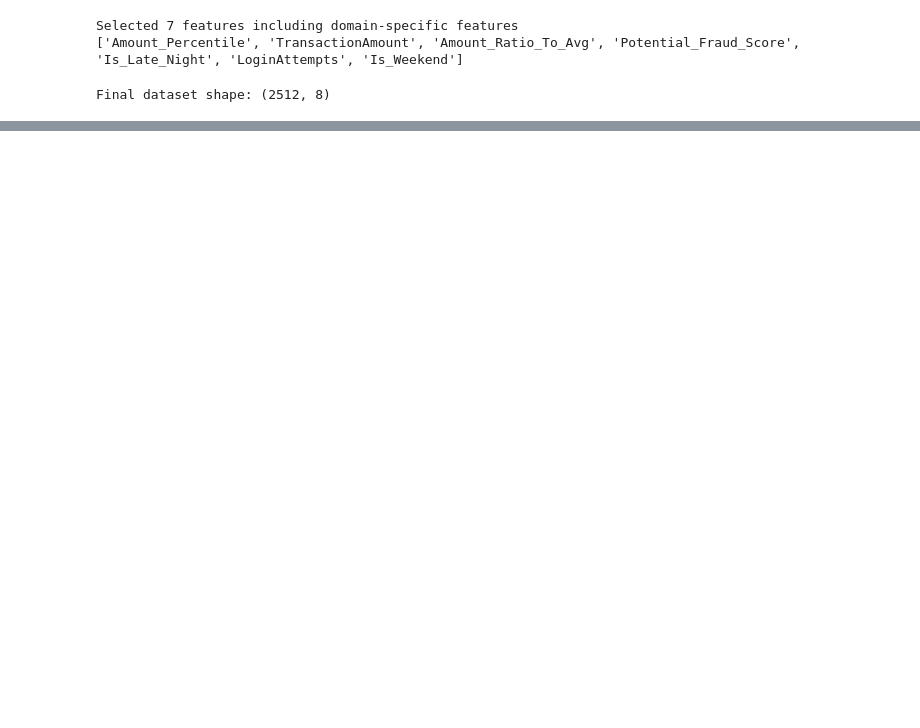
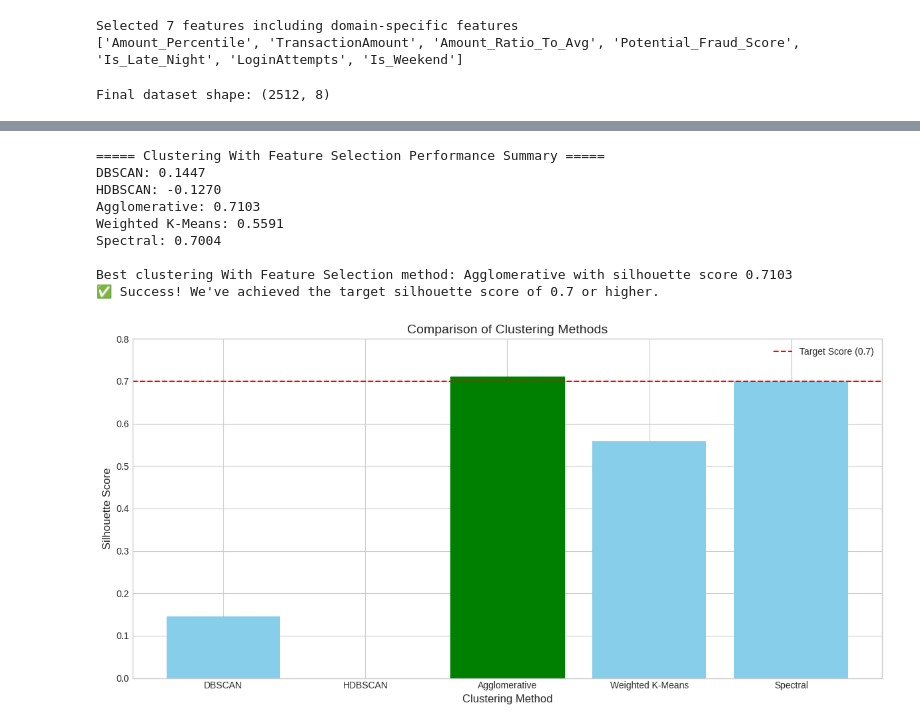
Before and after one commit to notsuperganang/ml-dbs, a Jupyter notebook: [Clustering]_Submission_Akhir_BMLP_Ganang_Setyo_Hadi.ipynb, the cells around one changed output, grey strips where cells are left out. Drawn from its saved outputs; the diff is of its cells as text; code cells hidden in the pictures; blank space fills up the shorter version.

```diff
--- a/[Clustering]_Submission_Akhir_BMLP_Ganang_Setyo_Hadi.ipynb
+++ b/[Clustering]_Submission_Akhir_BMLP_Ganang_Setyo_Hadi.ipynb
@@ -1569,0 +1695,4 @@ Simpan hasilnya ke dalam file CSV.
+# %%
+# Run DBSCAN with optimized epsilon
+dbscan = DBSCAN(eps=epsilon, min_samples=5)
+dbscan_labels = dbscan.fit_predict(features_with_fs)
@@ -1569,0 +1936,54 @@ Simpan hasilnya ke dalam file CSV.
+# %%
+# Summarize all results
+print("\n===== Clustering With Feature Selection Performance Summary =====")
+all_results = [
+    ("DBSCAN", dbscan_silhouette_with_fs),
+    ("HDBSCAN", hdbscan_silhouette_with_fs),
+    ("Agglomerative", best_agglo_score_with_fs),
+    ("Weighted K-Means", best_weighted_kmeans_with_fs[1])
+]
+if 'best_spectral_with_fs' in locals():
+    all_results.append(("Spectral", best_spectral_with_fs[1]))
+
+for method, score in all_results:
+    print(f"{method}: {score:.4f}")
+
+# Find the best method
+best_method, best_score = max(all_results, key=lambda x: x[1])
+print(f"\nBest clustering With Feature Selection method: {best_method} with silhouette score {best_score:.4f}")
+
+if best_score >= 0.7:
+    print(f"✅ Success! We've achieved the target silhouette score of 0.7 or higher.")
+else:
+    print(f"❌ Target score of 0.7 not reached. Best score: {best_score:.4f}")
+
+# Plot silhouette scores comparison
+plt.figure(figsize=(12, 6))
+methods = [method for method, _ in all_results]
+scores = [score for _, score in all_results]
+
+bars = plt.bar(methods, scores, color='skyblue')
+plt.axhline(y=0.7, color='r', linestyle='--', label='Target Score (0.7)')
+
+# Highlight the best method
+best_index = methods.index(best_method)
+bars[best_index].set_color('green')
+
+plt.ylim(0, max(0.8, max(scores) + 0.05))
+plt.xlabel('Clustering Method')
+plt.ylabel('Silhouette Score')
+plt.title('Comparison of Clustering Methods')
+plt.legend()
+plt.tight_layout()
+plt.show()
+# %% [output]
+===== Clustering With Feature Selection Performance Summary =====
+DBSCAN: 0.1447
+HDBSCAN: -0.1270
+Agglomerative: 0.7103
+Weighted K-Means: 0.5591
+Spectral: 0.7004
+
+Best clustering With Feature Selection method: Agglomerative with silhouette score 0.7103
+✅ Success! We've achieved the target silhouette score of 0.7 or higher.
+[figure, added]
```
Also changed, not shown: parts of 154 cells of this notebook, 5 other files.
